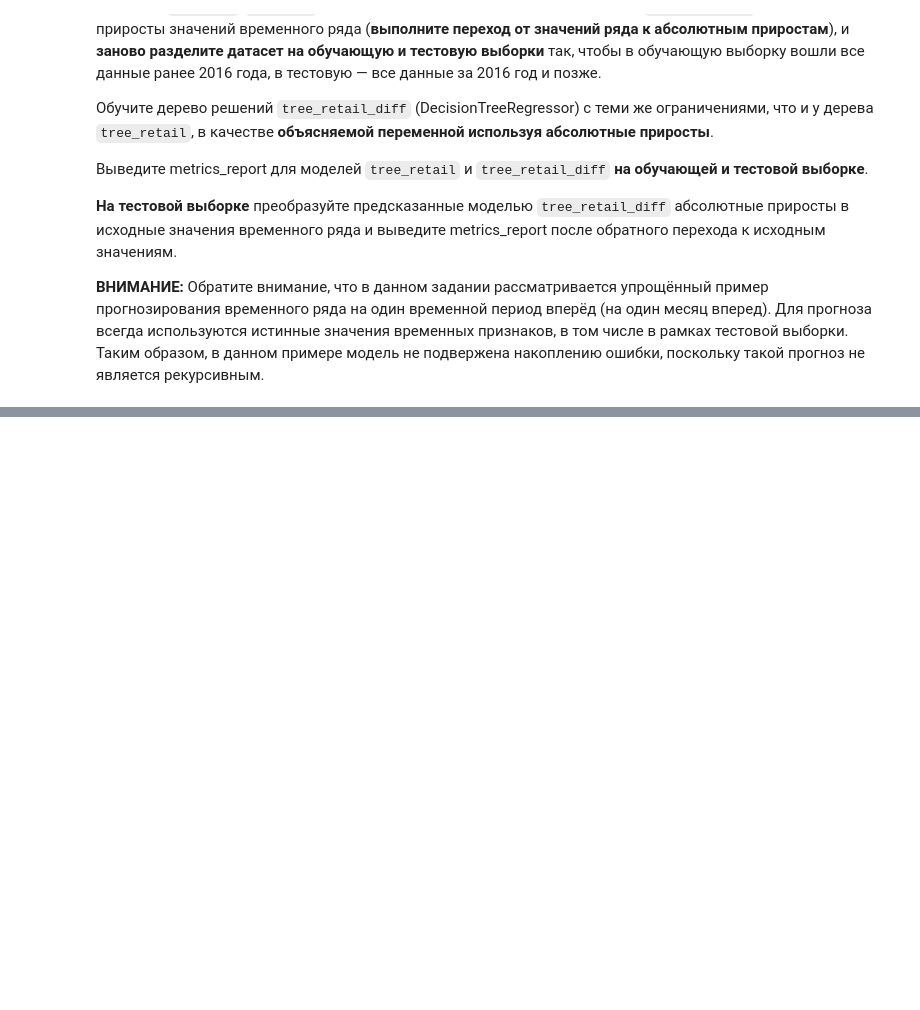
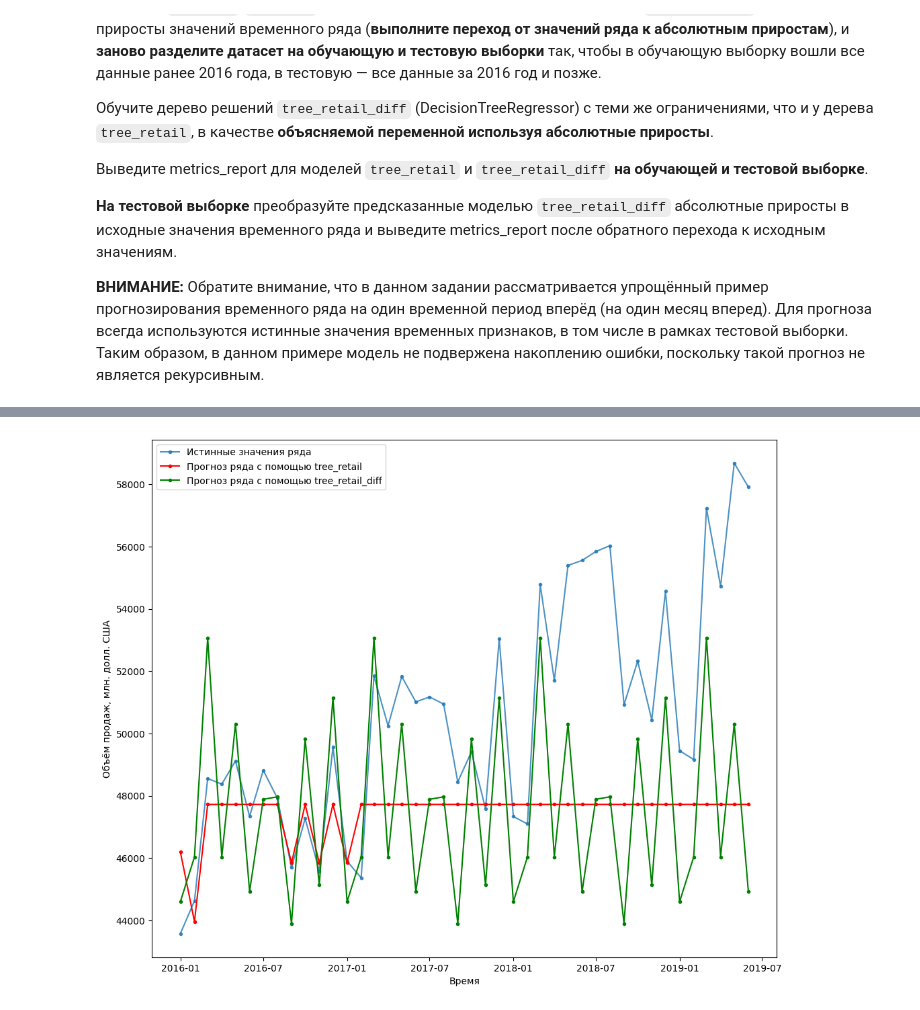
Before and after one commit to 2813/ODS-homework, a Jupyter notebook: 04_ODS_ML.ipynb, the cells around one changed output, grey strips where cells are left out. Cells and saved outputs as stored; diff of their text form; code cells hidden in the pictures; blank space fills up the shorter version.

```diff
--- a/04_ODS_ML.ipynb
+++ b/04_ODS_ML.ipynb
@@ -1317,12 +1406,14 @@ metrics_report(y_retail_test, ...)
 # %%
 # Постройте график значений временного ряда (RetailSales) на тестовой выборке
 # Добавьте на график прогноз значений ряда с помощью моделей tree_retail и tree_retail_diff
 
 plt.figure(figsize=(12, 10))
 plt.plot(X_retail_test.index, y_retail_test, marker='.', alpha=0.8, label='Истинные значения ряда')
-plt.plot(X_retail_test.index, ..., marker='.', c='red', label='Прогноз ряда с помощью tree_retail')
-plt.plot(X_retail_test.index, ..., marker='.', c='green', label='Прогноз ряда с помощью tree_retail_diff')
+plt.plot(X_retail_test.index, tree_retail.predict(X_retail_test), marker='.', c='red', label='Прогноз ряда с помощью tree_retail')
+plt.plot(X_retail_test.index, y_retail_train[-1] + tree_retail_diff.predict(X_retail_test), marker='.', c='green', label='Прогноз ряда с помощью tree_retail_diff')
 plt.xlabel('Время')
 plt.ylabel('Объём продаж, млн. долл. США')
 plt.legend()
 plt.show()
+# %% [output]
+[figure, added]
```
Also changed, not shown: parts of 22 cells of this notebook.
